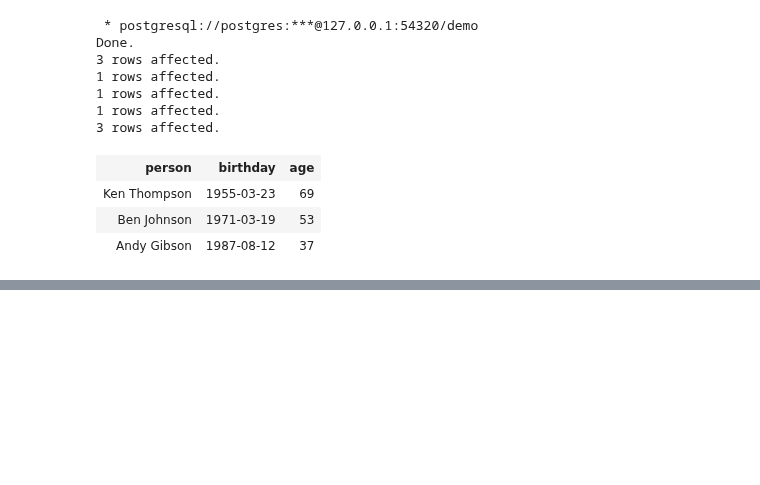
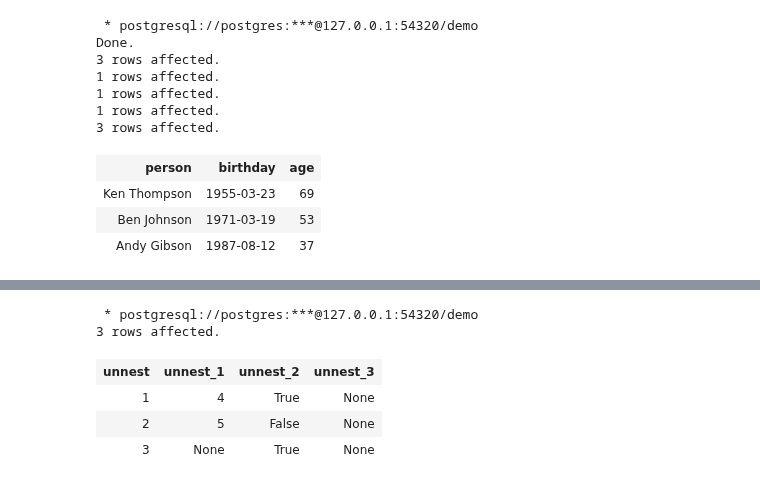
Before and after one commit to vowatchka/postgres_basic, a Jupyter notebook: practices/4_postgres_datatypes/sql.ipynb, the cells around one changed output, grey strips where cells are left out. Cells and saved outputs as stored; diff of their text form; code cells hidden in the pictures; blank space fills up the shorter version.

```diff
--- a/practices/4_postgres_datatypes/sql.ipynb
+++ b/practices/4_postgres_datatypes/sql.ipynb
@@ -2001,0 +2172,11 @@ Done.
+# %%
+%%sql
+-- Использование `unnest` с несколькими массивами допустимо только в предложении `FROM`
+SELECT * FROM unnest(ARRAY[1, 2, 3], ARRAY['4', '5'], ARRAY[true, false, true], '{}'::text[])
+# %% [output]
+ * postgresql://postgres:***@127.0.0.1:54320/demo
+3 rows affected.
+| unnest | unnest_1 | unnest_2 | unnest_3 |
+| 1 | 4 | True | None |
+| 2 | 5 | False | None |
+| 3 | None | True | None |
```
Also changed, not shown: parts of 20 cells of this notebook.
